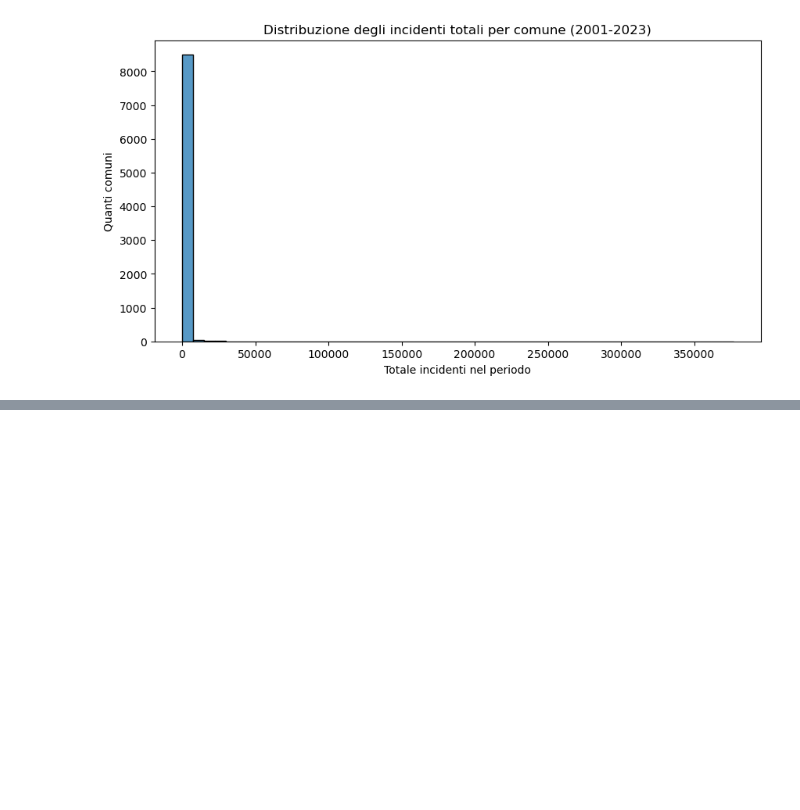
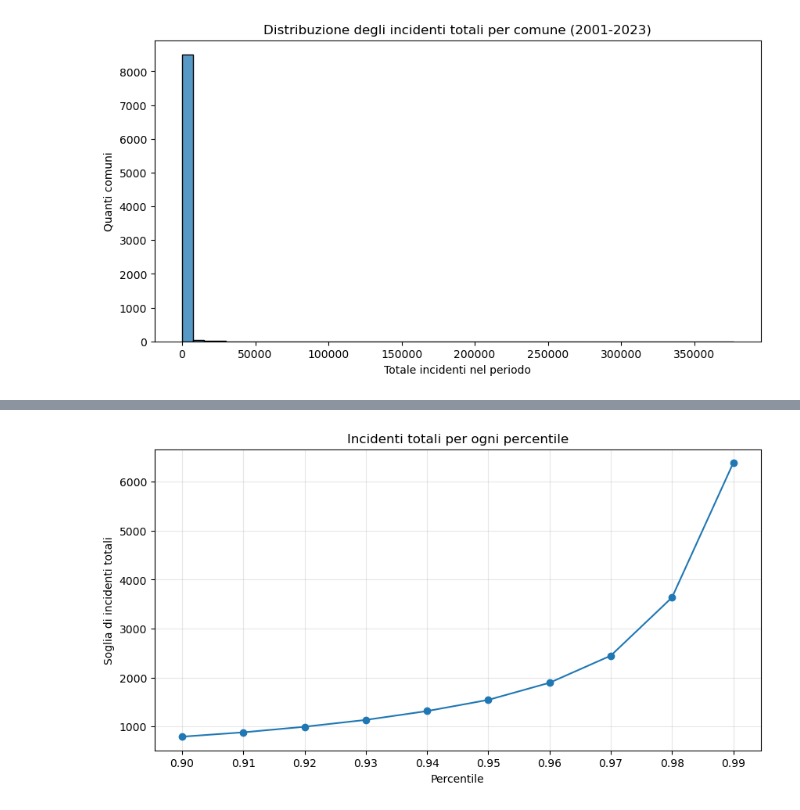
Before and after one commit to LordVessio/boolean-istat-traffic-analysis, a Jupyter notebook: Final Project Nicola Vessio pt 2.ipynb, the cells around one changed output, grey strips where cells are left out. Saved outputs shown, nothing was run; the diff lists cells and outputs as text; code cells hidden in the pictures; blank space fills up the shorter version.

Commit message:
Aggiunta classifica comuni per densità e inizio clustering

```diff
--- a/Final Project Nicola Vessio pt 2.ipynb
+++ b/Final Project Nicola Vessio pt 2.ipynb
@@ -170,3 +170,12 @@ plt.show()
 # grandi città nel grafico dopo
 # %% [output]
 [figure]
+# %%
+incidenti_per_comune = df.groupby('codice_comune')['incidenti'].sum()
+print(incidenti_per_comune.quantile([0.90, 0.91, 0.92, 0.93, 0.94, 0.95, 0.96, 0.97, 0.98, 0.99]))
+
+# sommo gli incidenti dei 23 anni per comune e guardo i percentili alti. all'inizio
+# avevo visto solo il valore sotto cui stanno il 90%, 95%, 98%, 99% dei comuni, poi ho aumentato la granularità
+# per avere un quadro più completo. sta cosa mi serve per trovare
+# una soglia con cui separare i pochi grandi centri (i percentili più alti)
+# dal grosso dei comuni, e poi rifare la classifica solo su questi ultimi
@@ -172,0 +223,20 @@ plt.show()
+# %%
+percentili = [0.90, 0.91, 0.92, 0.93, 0.94, 0.95, 0.96, 0.97, 0.98, 0.99]
+valori = incidenti_per_comune.quantile(percentili)
+
+plt.figure(figsize=(10, 5))
+plt.plot(percentili, valori.values, marker='o')
+plt.title('Incidenti totali per ogni percentile')
+plt.xlabel('Percentile')
+plt.ylabel('Soglia di incidenti totali')
+plt.xticks(percentili)
+plt.grid(True, alpha=0.3)
+plt.show()
+
+# qui metto a grafico il valore di ogni percentile dal 90° al 99° per vedere con gli
+# occhi quello che avevo notato nei numeri. la curva sale tranquilla fino al
+# 96-97°, poi da lì in poi parte verso l'alto, è il punto dove iniziano i
+# grandi centri con i totali enormi, quelli che voglio togliere, ma per interpretare ancora meglio
+# vorrei aumentare di nuovo un po' la granularità dal 97% in poi
+# %% [output]
+[figure, added]
```
Also changed, not shown: parts of 6 cells of this notebook.
